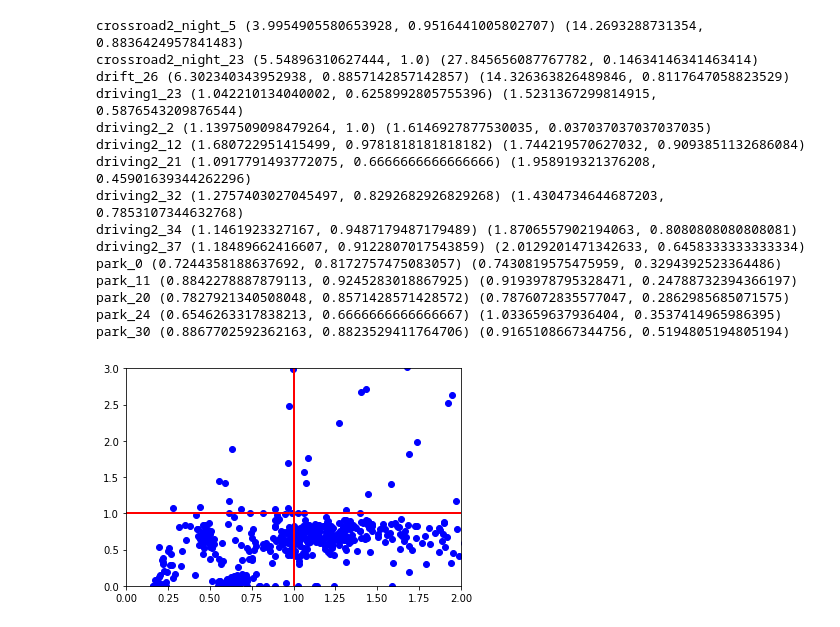
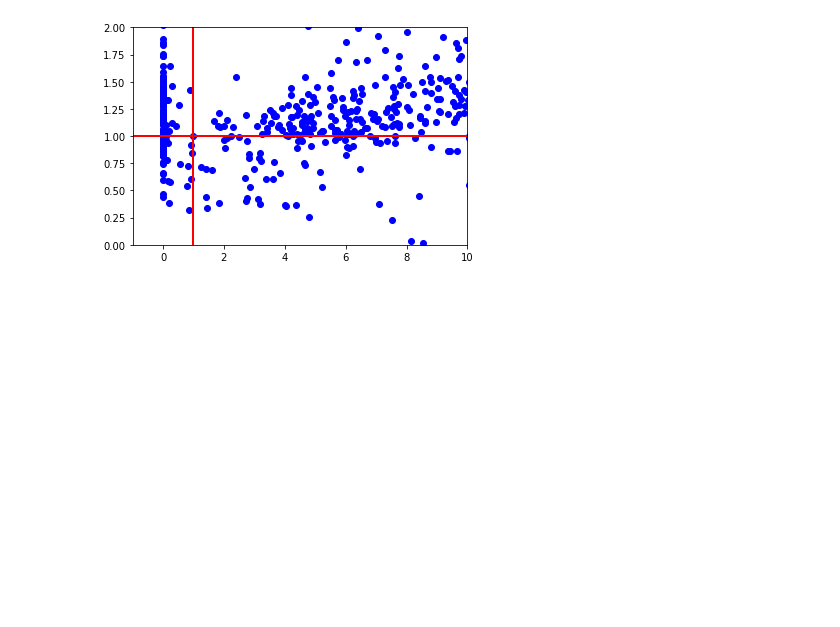
Before and after one commit to zxxia/benchmarking, a Jupyter notebook: show_vigil_noscope.ipynb, the cells around one changed output. Drawn from its saved outputs; the diff is of its cells as text; code cells hidden in the pictures; blank space fills up the shorter version.

```diff
--- a/show_vigil_noscope.ipynb
+++ b/show_vigil_noscope.ipynb
@@ -26,7 +26,8 @@ def load_vigil_result(path):
                 key = line_list[0]
                 bw = float(line_list[1])
                 f1 = float(line_list[2])
-                vigil_perf[key] = (bw, f1)
+                video_bw = float(line_list[3])
+                vigil_perf[key] = (bw, f1, video_bw)
     return vigil_perf
 # %%
 vigil_perf = load_vigil_result('./vigil/')
@@ -74,7 +75,7 @@ vigil_perf = load_vigil_result('./vigil/')
 def load_noscope_result(path):
     # only profile on first segment
     noscope_perf = {}
-    file = './noscope/Noscope_e2e_result_with_frame_diff_allvideo_profile_once.csv'
+    file = './noscope/Noscope_e2e_result_with_frame_diff_allvideo_profile_once_0.75.csv'
     with open(file, 'r') as f:
         f.readline()
         for line in f:
@@ -89,40 +90,31 @@ noscope_perf = load_noscope_result('./noscope/')
 # %%
 
 fig,ax = plt.subplots(1)
 
 for key in noscope_perf.keys():
     if key not in vigil_perf:
         print('{} missing'.format(key))
         continue
-    if noscope_perf[key][1] == 0 or noscope_perf[key][0] == 0:
+    if vigil_perf[key][1] == 0 or vigil_perf[key][0] == 0:
         continue
-    relative_f1 = vigil_perf[key][1]/noscope_perf[key][1]
-    relative_bw = vigil_perf[key][0]/noscope_perf[key][0]
-    if relative_f1 > 1 and relative_bw < 1:
-        print(key, vigil_perf[key], noscope_perf[key])
+    relative_f1 = noscope_perf[key][1]/vigil_perf[key][1]
+    relative_bw = noscope_perf[key][0]/vigil_perf[key][2]
+
+#     if noscope_perf[key][1] == 0 or noscope_perf[key][0] == 0:
+#         continue
+#     relative_f1 = vigil_perf[key][1]/noscope_perf[key][1]
+#     relative_bw = vigil_perf[key][0]/noscope_perf[key][0]
+
+#     if relative_f1 > 1 and relative_bw < 1:
+#         print(key, vigil_perf[key], noscope_perf[key])
     if 'cropped' in key:
         continue
     ax.scatter(relative_bw, relative_f1, c='b')
     ax.axhline(y=1, color='r', linestyle='-')
     ax.axvline(x=1, color='r', linestyle='-')
-    ax.set_xlim(0,2)
-    ax.set_ylim(0,3)
+    ax.set_xlim(-1,10)
+    ax.set_ylim(0,2)
 # %% [output]
-crossroad2_night_5 (3.9954905580653928, 0.9516441005802707) (14.2693288731354, 0.8836424957841483)
-crossroad2_night_23 (5.54896310627444, 1.0) (27.845656087767782, 0.14634146341463414)
-drift_26 (6.302340343952938, 0.8857142857142857) (14.326363826489846, 0.8117647058823529)
-driving1_23 (1.042210134040002, 0.6258992805755396) (1.5231367299814915, 0.5876543209876544)
-driving2_2 (1.1397509098479264, 1.0) (1.6146927877530035, 0.037037037037037035)
-driving2_12 (1.680722951415499, 0.9781818181818182) (1.744219570627032, 0.9093851132686084)
-driving2_21 (1.0917791493772075, 0.6666666666666666) (1.958919321376208, 0.45901639344262296)
-driving2_32 (1.2757403027045497, 0.8292682926829268) (1.4304734644687203, 0.7853107344632768)
-driving2_34 (1.1461923327167, 0.9487179487179489) (1.8706557902194063, 0.8080808080808081)
-driving2_37 (1.18489662416607, 0.9122807017543859) (2.0129201471342633, 0.6458333333333334)
-park_0 (0.7244358188637692, 0.8172757475083057) (0.7430819575475959, 0.3294392523364486)
-park_11 (0.8842278887879113, 0.9245283018867925) (0.9193978795328471, 0.24788732394366197)
-park_20 (0.7827921340508048, 0.8571428571428572) (0.7876072835577047, 0.2862985685071575)
-park_24 (0.6546263317838213, 0.6666666666666667) (1.033659637936404, 0.3537414965986395)
-park_30 (0.8867702592362163, 0.8823529411764706) (0.9165108667344756, 0.5194805194805194)
-[figure, old version]
+[figure, new version]
 # %%
 fig,ax = plt.subplots(1)
```
Also changed, not shown: parts of 1 cell of this notebook, 7 other files.
